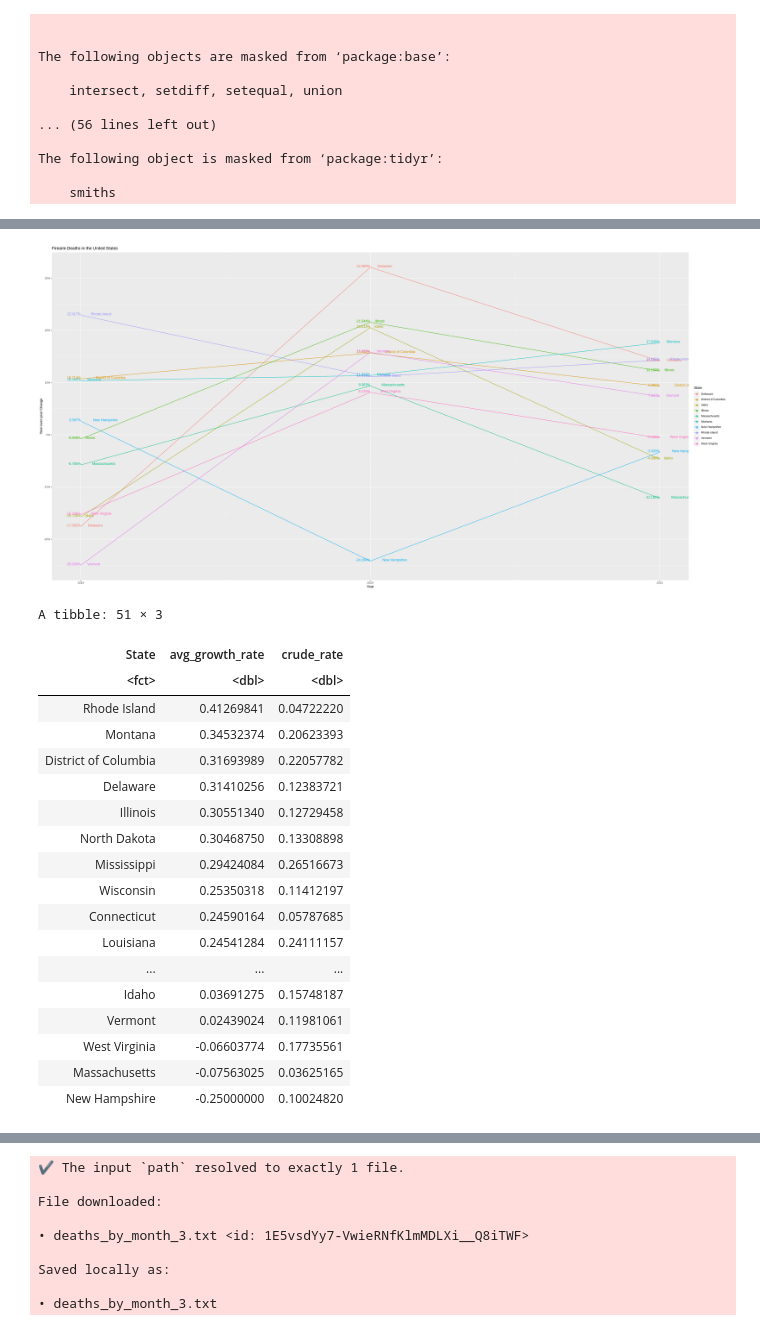
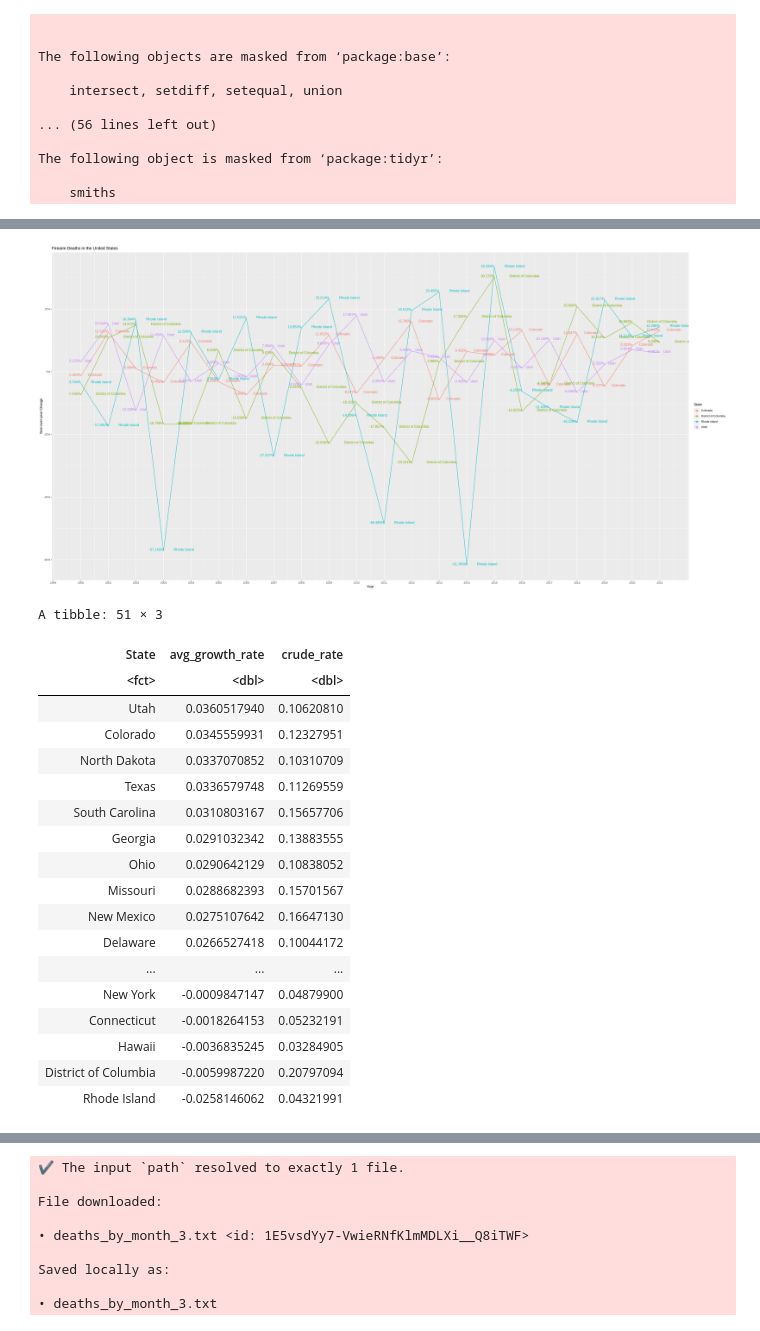
Before and after one commit to hanansuk/guns_n_roses, a Jupyter notebook: cdc.ipynb, the cells around one changed output, grey strips where cells are left out. Saved outputs shown, nothing was run; the diff lists cells and outputs as text; code cells hidden in the pictures.

Commit message:
Updated the CDC data and plots with historical data

```diff
--- a/cdc.ipynb
+++ b/cdc.ipynb
@@ -112,0 +102,7 @@ Saved locally as:
+# %%
+x <- drive_get("~/deaths_by_month_2.txt")
+drive_download(x, overwrite = TRUE)
+cdc2 <- read.table("/content/deaths_by_month_2.txt", header = TRUE, sep = '\t', dec = ".", row.names=NULL)
+cdc2 <- cdc2[,-1]
+cdc2 <- cdc2 %>%
+    filter(Year == 2021)
@@ -113,3 +119,5 @@ Saved locally as:
+# %%
+cdc = rbind(cdc1, cdc2)
 # %%
 glimpse(cdc)
 head(cdc)
@@ -159,7 +167,7 @@ cdc_by_state <- cdc_2 %>%
   mutate(YoY = (((Deaths - lagpad(Deaths, 1))/Deaths)))
 
 lag_function <- function(x) {
-  x[seq_along(x) %% 4 == 0] <- NA
+  x[seq_along(x) %% 23 == 0] <- NA
   x
 }
 
@@ -190,8 +198,9 @@ A data.frame: 204 × 8
 # %%
 top_bottom_states <- cdc_by_state %>%
   group_by(State) %>%
-  summarise(avg_growth_rate = ((Deaths[Year == 2021] - Deaths[Year == 2018])/Deaths[Year == 2021])) %>%
-  filter(dense_rank(avg_growth_rate) <= 5 | dense_rank(desc(avg_growth_rate)) <= 5) %>%
+  filter(Year != 1999) %>%
+  summarise(avg_growth_rate = mean(YoY)) %>%
+  filter(dense_rank(avg_growth_rate) <= 2 | dense_rank(desc(avg_growth_rate)) <= 2) %>%
   arrange(desc(avg_growth_rate))
 
 top_bottom_states
@@ -212,27 +215,28 @@ A tibble: 10 × 2
 # %%
 options(repr.plot.width=30, repr.plot.height=15)
 
 cdc_by_state$Year <- as.numeric(as.character(cdc_by_state$Year))
 cdc_by_state$State <- factor(cdc_by_state$State)
 
 cdc_by_state %>%
-  filter(State %in% top_bottom_states$State & Year != 2018) %>%
+  filter(State %in% top_bottom_states$State & Year != 1999) %>%
   ggplot(aes(x = Year, y = YoY, color = State)) +
   geom_line() +
-  scale_x_continuous(breaks = seq(2018, 2021, 1)) +
+  scale_x_continuous(breaks = seq(1999, 2021, 1)) +
   labs(color = "State") +
   scale_y_continuous(labels = scales::percent) +
   geom_text(aes(x = Year, y = YoY, label = State), hjust = -0.5, vjust = 0) +
   geom_text(aes(x = Year, y = YoY, label = label_percent()(YoY)), hjust = 1, vjust = 0) +
   ggtitle("Firearm Deaths in the United States") +
   xlab("Year") +
   ylab("Year-over-year Change")
 # %% [output]
-[figure, old version]
+[figure, new version]
 # %%
 top_bottom_states_all <- cdc_by_state %>%
   group_by(State) %>%
-  summarise(avg_growth_rate = ((Deaths[Year == 2021] - Deaths[Year == 2018])/Deaths[Year == 2021]), crude_rate = (mean(Deaths/Population))*1000) %>%
+  filter(Year != 1999) %>%
+  summarise(avg_growth_rate = (mean(YoY)), crude_rate = (mean(Deaths/Population))*1000) %>%
   arrange(desc(avg_growth_rate))
 
 top_bottom_states_all
@@ -240,22 +244,22 @@ top_bottom_states_all
 A tibble: 51 × 3
 | State | avg_growth_rate | crude_rate |
 | <fct> | <dbl> | <dbl> |
-| Rhode Island | 0.41269841 | 0.04722220 |
-| Montana | 0.34532374 | 0.20623393 |
-| District of Columbia | 0.31693989 | 0.22057782 |
-| Delaware | 0.31410256 | 0.12383721 |
-| Illinois | 0.30551340 | 0.12729458 |
-| North Dakota | 0.30468750 | 0.13308898 |
-| Mississippi | 0.29424084 | 0.26516673 |
-| Wisconsin | 0.25350318 | 0.11412197 |
-| Connecticut | 0.24590164 | 0.05787685 |
-| Louisiana | 0.24541284 | 0.24111157 |
+| Utah | 0.0360517940 | 0.10620810 |
+| Colorado | 0.0345559931 | 0.12327951 |
+| North Dakota | 0.0337070852 | 0.10310709 |
+| Texas | 0.0336579748 | 0.11269559 |
+| South Carolina | 0.0310803167 | 0.15657706 |
+| Georgia | 0.0291032342 | 0.13883555 |
+| Ohio | 0.0290642129 | 0.10838052 |
+| Missouri | 0.0288682393 | 0.15701567 |
+| New Mexico | 0.0275107642 | 0.16647130 |
+| Delaware | 0.0266527418 | 0.10044172 |
 | ... | ... | ... |
-| Idaho | 0.03691275 | 0.15748187 |
-| Vermont | 0.02439024 | 0.11981061 |
-| West Virginia | -0.06603774 | 0.17735561 |
-| Massachusetts | -0.07563025 | 0.03625165 |
-| New Hampshire | -0.25000000 | 0.10024820 |
+| New York | -0.0009847147 | 0.04879900 |
+| Connecticut | -0.0018264153 | 0.05232191 |
+| Hawaii | -0.0036835245 | 0.03284905 |
+| District of Columbia | -0.0059987220 | 0.20797094 |
+| Rhode Island | -0.0258146062 | 0.04321991 |
 # %%
 options(repr.plot.width=30, repr.plot.height=15)
 
```
Also changed, not shown: parts of 17 cells of this notebook.
